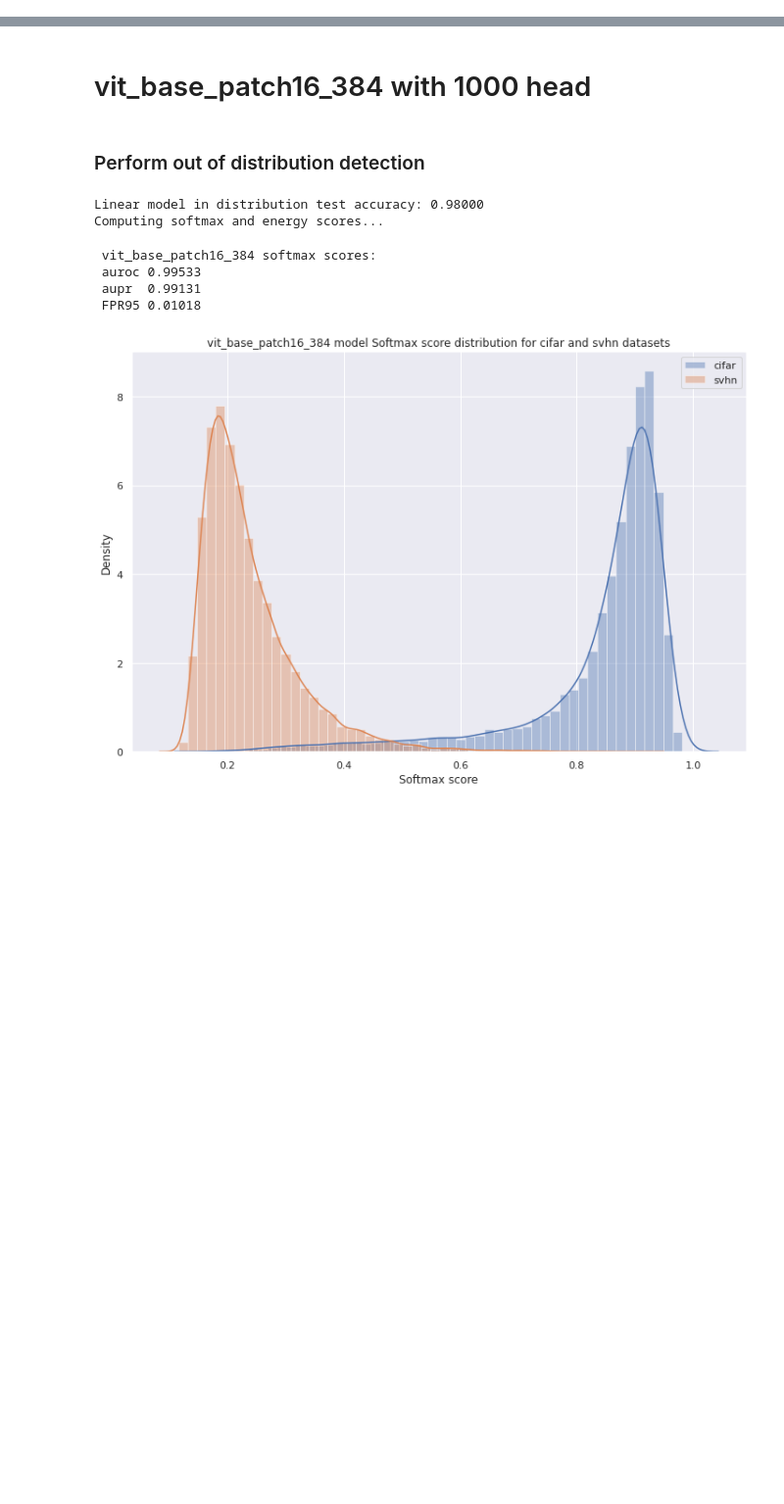
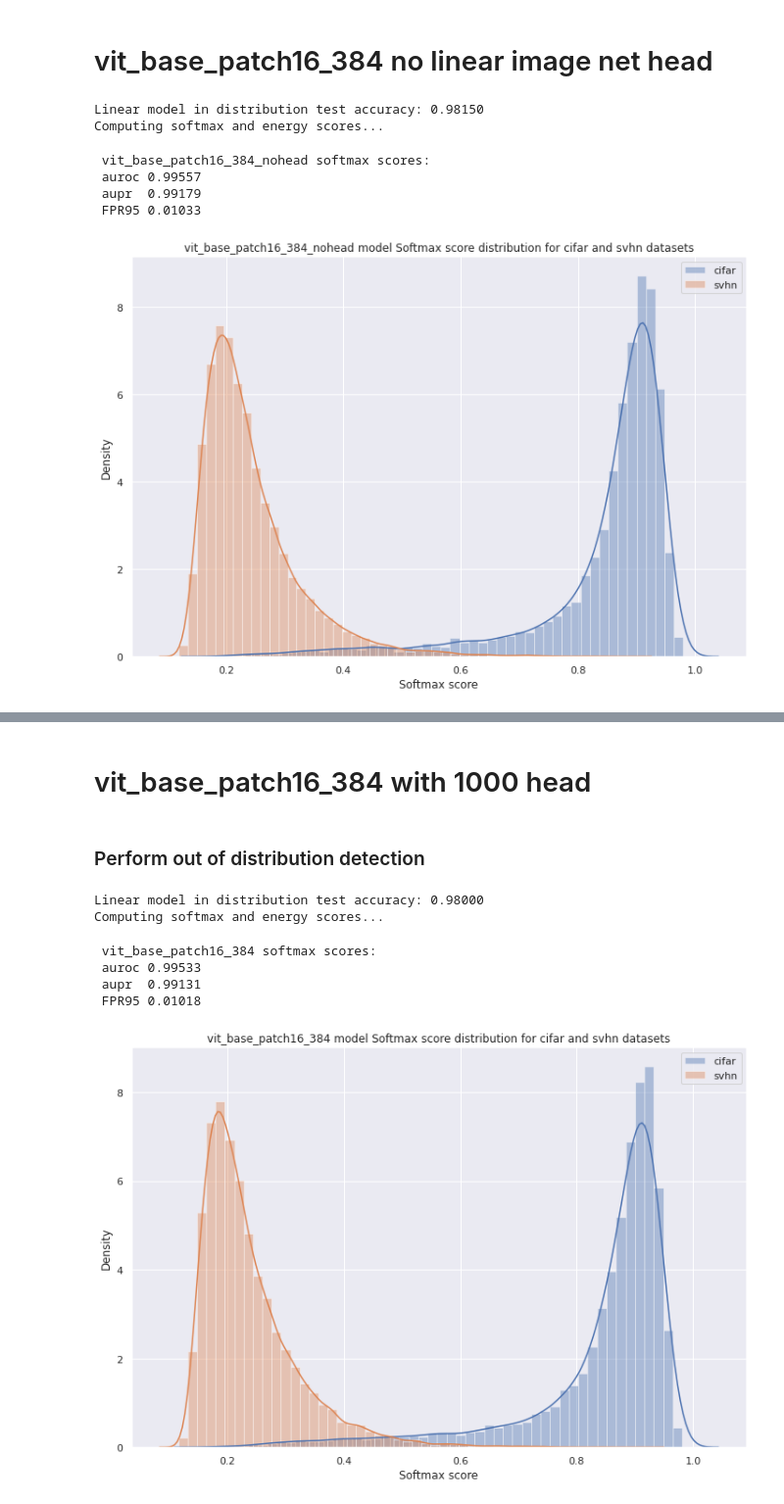
Before and after one commit to Leonid-Erlygin/ood, a Jupyter notebook: notebooks/OODEnergy.ipynb, the cells around one changed output, grey strips where cells are left out. Shown: that part at 98% size. Cells and saved outputs as stored; diff of their text form; code cells hidden in the pictures; blank space fills up the shorter version.

Commit message:
nohead

```diff
--- a/notebooks/OODEnergy.ipynb
+++ b/notebooks/OODEnergy.ipynb
@@ -15,3 +15,42 @@ from scripts_ood.ood_metrics import get_measures
 from scripts_ood.utils import prettify_value
 
 device = torch.device("cuda")
+# %% [markdown]
+# vit_base_patch16_384 no linear image net head
+# %%
+from scripts_ood.ood_detection import compute_softmax_and_energy
+
+model_name = 'vit_base_patch16_384_nohead'
+softmax_scores_distr, energy_scores_distr = compute_softmax_and_energy(
+    linear_model_path=f"../data/trained_models/{model_name}_cifar_linear_model.pth",
+    emb_size=768,
+    num_classes=10,
+    in_distr_test_path=f"../data/predictions/{model_name}_cifar_test.npy",
+    out_distr_test_path=f"../data/predictions/{model_name}_svhn_test.npy",
+    in_distr_ds_name="cifar",
+    out_distr_ds_name="svhn",
+    device=device,
+)
+# %% [output]
+Linear model in distribution test accuracy: 0.98150
+Computing softmax and energy scores...
+# %%
+draw_score_distr_plot(
+    scores_distr=softmax_scores_distr,
+    score_type="Softmax",
+    model_name=model_name,
+    in_data_name="cifar",
+    out_data_name="svhn",
+)
+auroc, aupr, fpr = get_measures(
+    softmax_scores_distr["cifar"], softmax_scores_distr["svhn"]
+)
+auroc, aupr, fpr = prettify_value((auroc, aupr, fpr), num_round=5, ljust_num=7)
+
+print(f" {model_name} softmax scores: \n auroc {auroc}\n aupr  {aupr}\n FPR95 {fpr}")
+# %% [output]
+ vit_base_patch16_384_nohead softmax scores:
+ auroc 0.99557
+ aupr  0.99179
+ FPR95 0.01033
+[figure, added]
```
Also changed, not shown: parts of 1 cell of this notebook, 5 other files.
